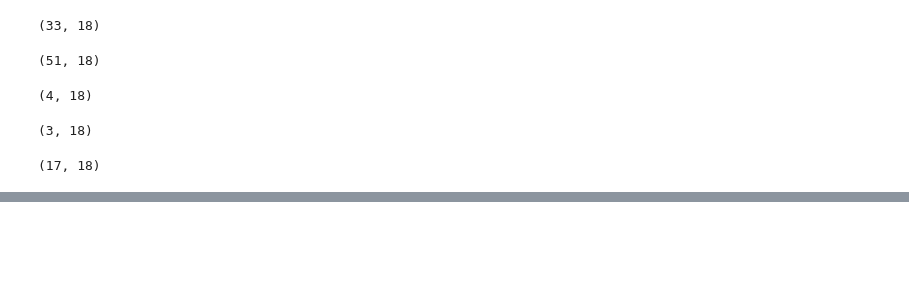
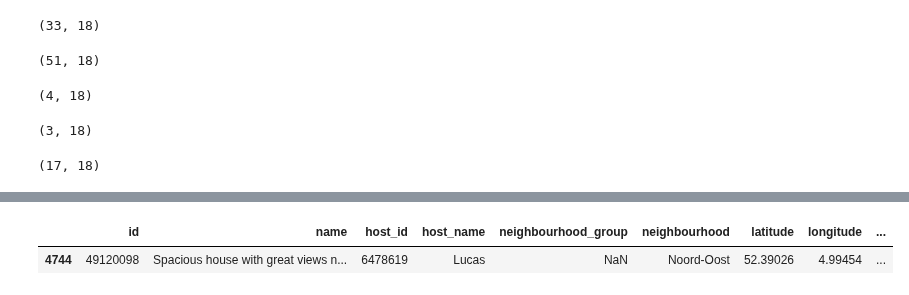
Before and after one commit to matiascabrejos/IA-Humai, a Jupyter notebook: repaso_1.ipynb, the cells around one changed output, grey strips where cells are left out. Saved outputs shown, nothing was run; the diff lists cells and outputs as text; code cells hidden in the pictures; blank space fills up the shorter version.

```diff
--- a/repaso_1.ipynb
+++ b/repaso_1.ipynb
@@ -128,3 +128,10 @@ df_fil
 | 5369 | 53453495 | Stolpboerderij, landelijk Amsterd... | 432830158 | Eugenie | NaN | Noord-Oost | 52.38887 | 5.00132 | ... |
 | 5661 | 39496607 | Large historic farm house at 7 mi... | 276062491 | Steef | NaN | Noord-Oost | 52.42428 | 4.95771 | ... |
 | 5725 | 54290750 | Beautifull waterfront villa near ... | 24153892 | BoresMeike | NaN | Noord-Oost | 52.41933 | 5.06903 | ... |
+# %%
+df_filtwo = df.query('price > 220 & neighbourhood == "Noord-Oost" & host_name == "Lucas"')
+# %%
+df_filtwo
+# %% [output]
+|  | id | name | host_id | host_name | neighbourhood_group | neighbourhood | latitude | longitude | ... |
+| 4744 | 49120098 | Spacious house with great views n... | 6478619 | Lucas | NaN | Noord-Oost | 52.39026 | 4.99454 | ... |
```
